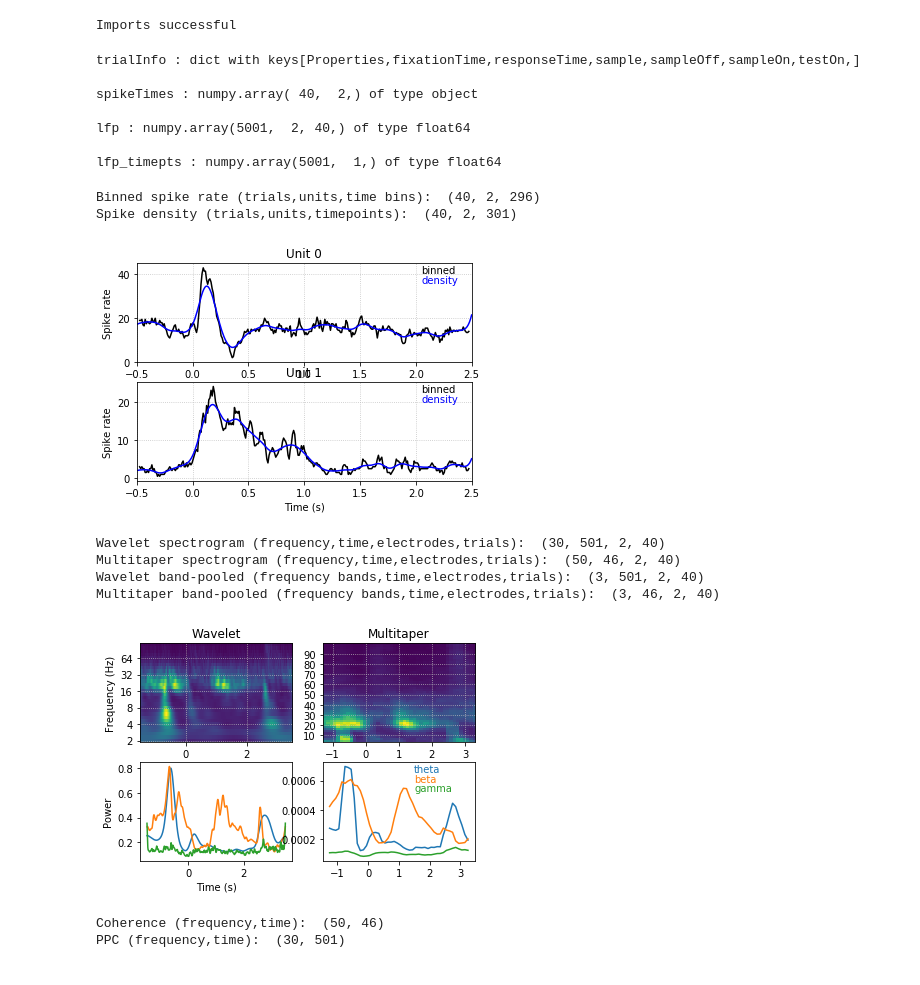
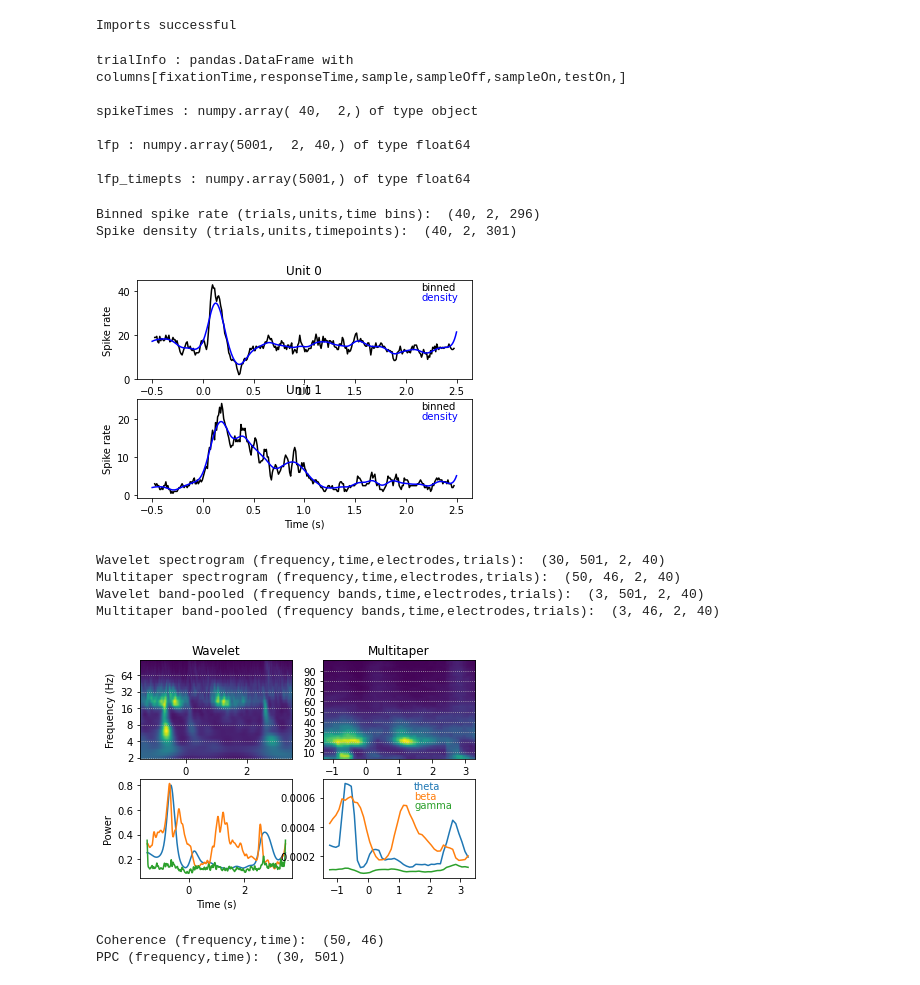
Before and after one commit to sbrincat/spynal, a Jupyter notebook: spynal_tutorial.ipynb, the cells around one changed output. Cells and saved outputs as stored; diff of their text form; code cells hidden in the pictures.

```diff
--- a/spynal_tutorial.ipynb
+++ b/spynal_tutorial.ipynb
@@ -13,22 +13,24 @@ Imports successful
 ### Data loading from mat file using matIO module ###
 from spynal.matIO import loadmat
 
-# Load some data from a mat file into Python variables
 filename = r'./example_WM_data.mat'
 
-trial_info,spike_times,lfp,lfp_timepts = loadmat(filename, variables=['trialInfo','spikeTimes','lfp','lfp_timepts'])
+# Load some data from a mat file into Python variables. Load 'trialInfo' as a Pandas DataFrame
+trial_info, spike_times, lfp, lfp_timepts = \
+    loadmat(filename, variables=['trialInfo','spikeTimes','lfp','lfp_timepts'],
+            typemap={'trialInfo':'DataFrame'}, verbose=True)
 
 # Alternatively, we could load all variables into a Python dictionary (similar to Matlab struct)
 # with variable names as keys (fields)
-data = loadmat(filename, variables=['trialInfo','spikeTimes','lfp','lfp_timepts'], asdict=True)
+data = loadmat(filename, variables=['trialInfo','spikeTimes','lfp','lfp_timepts'], asdict=True, verbose=False)
 # %% [output]
-trialInfo : dict with keys[Properties,fixationTime,responseTime,sample,sampleOff,sampleOn,testOn,]
+trialInfo : pandas.DataFrame with columns[fixationTime,responseTime,sample,sampleOff,sampleOn,testOn,]
 
 spikeTimes : numpy.array( 40,  2,) of type object
 
 lfp : numpy.array(5001,  2, 40,) of type float64
 
-lfp_timepts : numpy.array(5001,  1,) of type float64
+lfp_timepts : numpy.array(5001,) of type float64
 # %%
 ### Spiking data analysis using spikes module ###
 from spynal.spikes import times_to_bool, rate
@@ -54,22 +54,19 @@ print("Spike density (trials,units,timepoints): ", spike_density.shape)
 Binned spike rate (trials,units,time bins):  (40, 2, 296)
 Spike density (trials,units,timepoints):  (40, 2, 301)
 # %%
-# Plot spike rates averaged across trials (axis 0) for each unit (axis 1)
+# Plot mean +/- SEM spike rate across trials (axis 0) for each single unit (unit 1)
 # Note: transform=plt.gca().transAxes makes text appear at normalized (0-1), rather than at location specified by plot axes
 plt.figure()
 for unit in range(2):
     plt.subplot(2,1,unit+1) # Note: Subplots are numbered 1 - n_subplots
-    plt.plot(rate_bin_centers, np.mean(spike_rate[:,unit,:],axis=0), 'k-')
+    plt.plot(rate_bin_centers, np.mean(spike_rate[:,unit,:], axis=0), color='k')
+    plt.plot(timepts, np.mean(spike_density[:,unit,:], axis=0), color='b')
     plt.text(0.85, 0.9, 'binned', color='k', transform=plt.gca().transAxes)
-    plt.plot(timepts, np.mean(spike_density[:,unit,:],axis=0), 'b-')
     plt.text(0.85, 0.8, 'density', color='b', transform=plt.gca().transAxes)
     plt.title("Unit %d" % unit)
-    plt.xlim([-0.5,2.5])
-    plt.grid(axis='both',color=[0.75,0.75,0.75],linestyle=':')
-    if unit == 1:
-        plt.xlabel('Time (s)')
+    plt.xlabel('Time (s)')
     plt.ylabel('Spike rate')
 # %% [output]
-[figure, old version]
+[figure, new version]
 # %%
 ### Spectral analysis using spectra module ###
@@ -112,6 +107,8 @@ Multitaper spectrogram (frequency,time,electrodes,trials):  (50, 46, 2, 40)
 Wavelet band-pooled (frequency bands,time,electrodes,trials):  (3, 501, 2, 40)
 Multitaper band-pooled (frequency bands,time,electrodes,trials):  (3, 46, 2, 40)
 # %%
+from spynal.spectra import plot_spectrogram
+
 # Plot spectrograms averaged across trials (axis 3) and electrodes (axis 2)
 plt.figure()
 plt.subplot(2,2,1)
@@ -123,24 +120,21 @@ plt.subplot(2,2,2)
 plot_spectrogram(t_mt, f_mt, np.mean(spec_mt,axis=(2,3)))
 plt.title('Multitaper')
 
-# Plot frequency-band curves averaged across electrodes (axis 1) and trials (axis 2)
-# Note: Selecting one freq band value removes freq axis in Python, hence change in axes
-colors = plt.rcParams['axes.prop_cycle'].by_key()['color']  # Gets list of default line plotting colors
-
 plt.subplot(2,2,3)
 # Note: Selecting one freq band reduced spec_xxx_band variable to (time,electrodes,trials),
 # so electrodes is now axis 1 and trials axis 2
 for i_band in range(3):
-    plt.plot(t_wave, np.mean(spec_wave_band[i_band,:,:,:],axis=(1,2)), '-', color=colors[i_band])
+    # Note: colors 'C0','C1',... reference the standard plotting colors in matplotlib
+    plt.plot(t_wave, np.mean(spec_wave_band[i_band,:,:,:],axis=(1,2)), '-', color='C%d'%i_band)
 plt.xlabel('Time (s)')
 plt.ylabel('Power')
 
 ax = plt.subplot(2,2,4)
 for i_band in range(3):
-    plt.plot(t_mt, np.mean(spec_mt_band[i_band,:,:,:],axis=(1,2)), '-', color=colors[i_band])
-    plt.text(0.6, 0.9-i_band*0.1, band_names[i_band], color=colors[i_band], transform=ax.transAxes)
+    plt.plot(t_mt, np.mean(spec_mt_band[i_band,:,:,:],axis=(1,2)), '-', color='C%d'%i_band)
+    plt.text(0.6, 0.9-i_band*0.1, band_names[i_band], color='C%d'%i_band, transform=ax.transAxes)
 # %% [output]
-[figure, old version]
+[figure, new version]
 # %%
 ### Synchrony analysis using sync module ###
 from spynal.sync import synchrony
```
Also changed, not shown: parts of 9 cells of this notebook, 4 other files.
